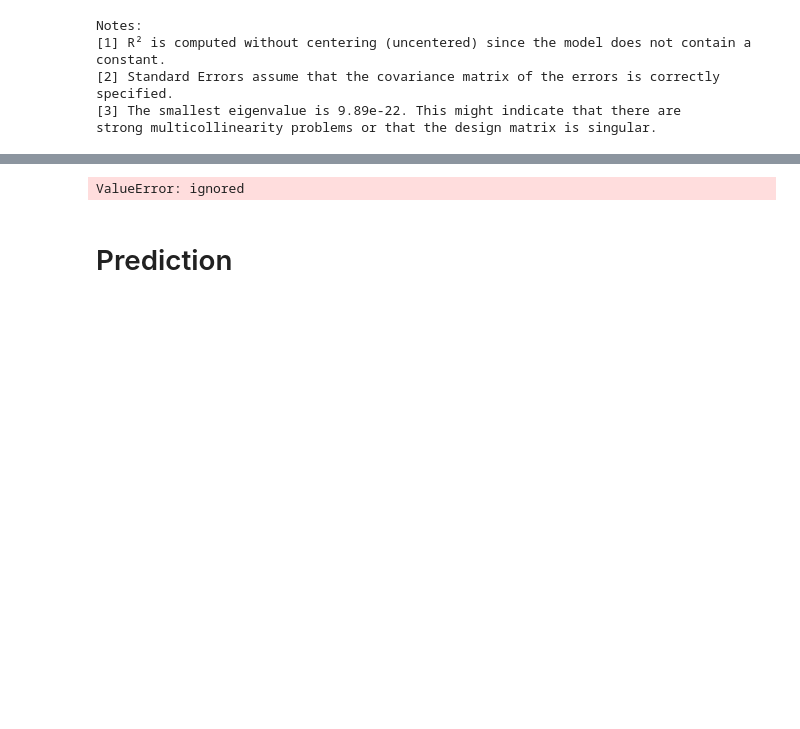
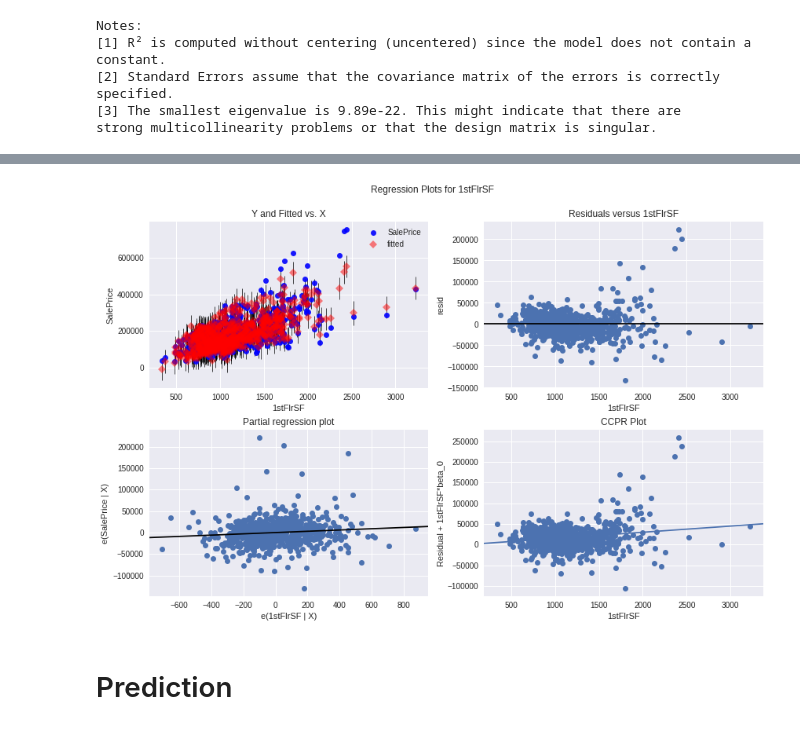
Before and after one commit to havaledar/House-prices-kaggle-6100, a Jupyter notebook: House_prices_categorical dummied.ipynb, the cells around one changed output, grey strips where cells are left out. Saved outputs shown, nothing was run; the diff lists cells and outputs as text; code cells hidden in the pictures; blank space fills up the shorter version.

```diff
--- a/House_prices_categorical dummied.ipynb
+++ b/House_prices_categorical dummied.ipynb
@@ -352,8 +360,8 @@ strong multicollinearity problems or that the design matrix is singular.
 # %%
 fig = plt.figure(figsize=(12,8))
-fig = sm.graphics.plot_regress_exog(regr_best, y_train, fig=fig)
+fig = sm.graphics.plot_regress_exog(regr_best, "1stFlrSF", fig=fig)
 # %% [output]
-ValueError: ignored
+[figure, added]
 # %% [markdown]
 # Prediction
 # %%
```
Also changed, not shown: parts of 2 cells of this notebook.
